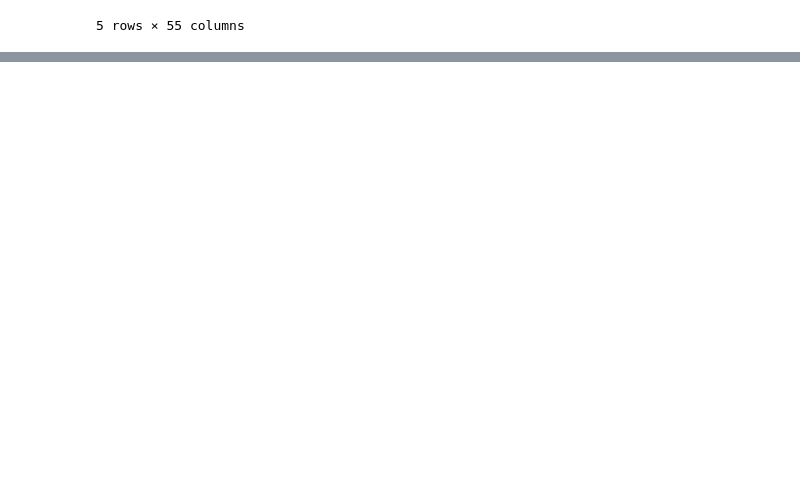
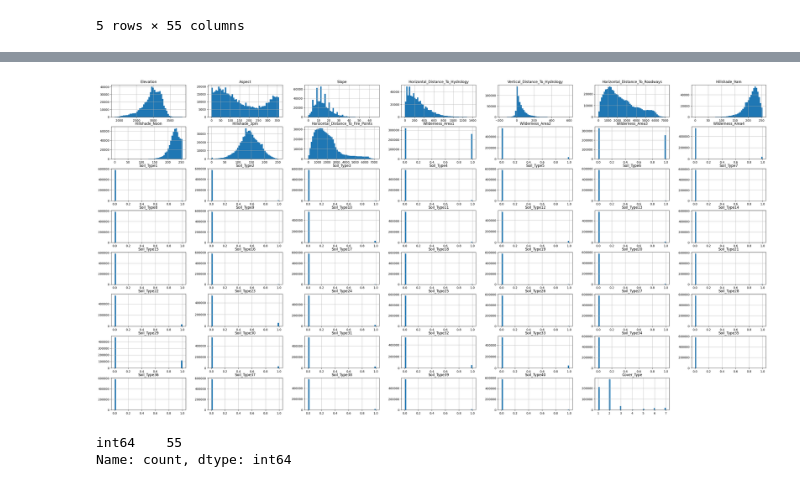
Before and after one commit to Nakulj11/ECE133AFinalProject, a Jupyter notebook: FinalProject.ipynb, the cells around one changed output, grey strips where cells are left out. Cells and saved outputs as stored; diff of their text form; code cells hidden in the pictures; blank space fills up the shorter version.

```diff
--- a/FinalProject.ipynb
+++ b/FinalProject.ipynb
@@ -18,9 +22,7 @@ This ensures a clean and structured dataset ready for further analysis.
 # %%
-import pandas as pd
-import numpy as np
-
 # Load the dataset (adjust path as needed)
-df = pd.read_csv('/Users/nakuljoshi/Downloads/covtype.csv')
+#df = pd.read_csv('/Users/nakuljoshi/Downloads/covtype.csv')
+df = pd.read_csv('covtype.csv')
 
 # Display basic info to understand the dataset
 print("Initial dataset shape:", df.shape)
@@ -68,0 +80,12 @@ Final dataset shape: (581012, 55)
+# %%
+# First, observe the distribution of data
+df_cleaned.hist(bins=50, figsize=(40,20))
+plt.show()
+# %% [output]
+[figure, added]
+# %%
+# Check all features are numerical
+df_cleaned.dtypes.value_counts()
+# %% [output]
+int64    55
+Name: count, dtype: int64
```
Also changed, not shown: parts of 15 cells of this notebook, 2 other files.
